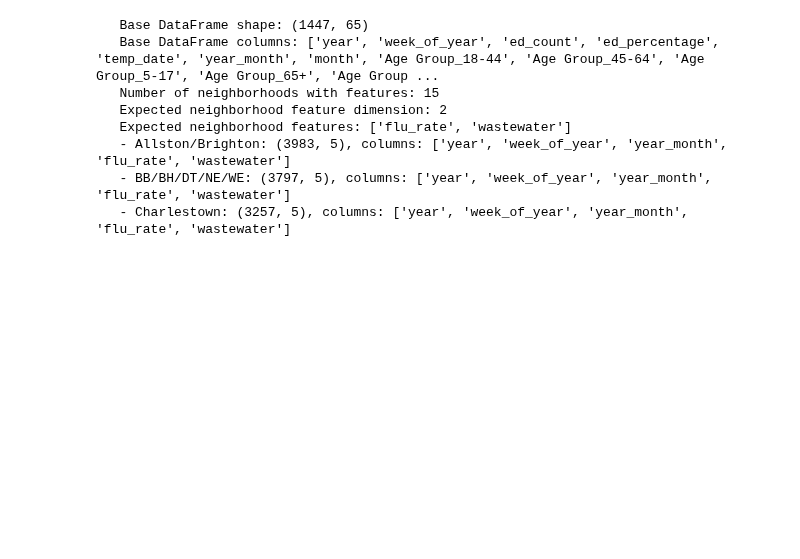
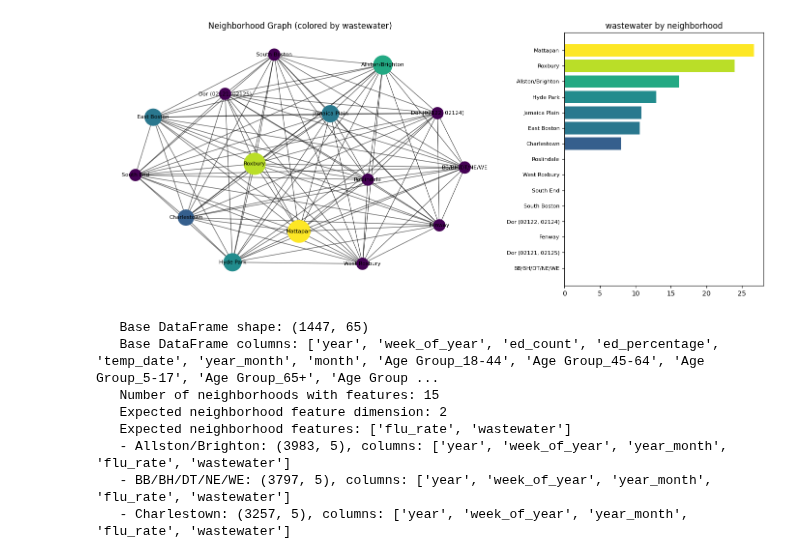
Before and after one commit to CodeMateo15/GNN-Influenza-Boston, a Jupyter notebook: Code/test.ipynb, the cells around one changed output. Cells and saved outputs as stored; diff of their text form; code cells hidden in the pictures; blank space fills up the shorter version.

```diff
--- a/Code/test.ipynb
+++ b/Code/test.ipynb
@@ -974,3 +975,96 @@ prediction = predict_for_week(model, processor, data_dict,
+# %%
+# Visualize neighborhood graph with node features
+# Requires: networkx, matplotlib, pandas
+import networkx as nx
+import matplotlib.pyplot as plt
+import numpy as np
+import torch
+import pandas as pd
+
+# Ensure the dataset and processor objects exist (created earlier in the notebook)
+try:
+    ds = dataset
+    proc = processor
+except NameError:
+    raise RuntimeError("`dataset` or `processor` not found. Run the dataset creation cell first.")
+
+edge_index = ds.edge_index
+# edge_index is (2, E) as a torch tensor - convert to list of edge tuples
+if isinstance(edge_index, torch.Tensor):
+    edges = edge_index.cpu().numpy().T
+else:
+    edges = np.array(edge_index).T
+
+G = nx.Graph()
+n_nodes = len(proc.neighborhoods)
+G.add_nodes_from(range(n_nodes))
+# Add edges (ensure ints)
+G.add_edges_from([ (int(a), int(b)) for a, b in edges ])
+
+# Attempt to extract a numeric feature per neighborhood (prefer wastewater then flu_rate)
+feature_vals = []
+feature_label = None
+for name in proc.neighborhoods:
+    val = np.nan
+    if name in ds.neighborhood_features:
+        df = ds.neighborhood_features[name]
+        if hasattr(df, 'columns'):
+            if 'wastewater' in df.columns:
+                feature_label = 'wastewater'
+                col = 'wastewater'
+            elif 'flu_rate' in df.columns:
+                feature_label = 'flu_rate'
+                col = 'flu_rate'
+            else:
+                col = None
+            if col is not None:
+                try:
+                    vals = pd.to_numeric(df[col], errors='coerce').values
+                    val = np.nanmean(vals)
+                except Exception:
+                    val = np.nan
+    feature_vals.append(val)
+
+feature_vals = np.array(feature_vals, dtype=float)
+if np.all(np.isnan(feature_vals)):
+    # fallback to node degree
+    degs = np.array([G.degree(i) for i in range(n_nodes)], dtype=float)
+    feature_vals = degs
+    feature_label = 'degree'
+
+# replace NaN with zeros and normalize
+feature_vals = np.nan_to_num(feature_vals, nan=0.0)
+minv, maxv = feature_vals.min(), feature_vals.max()
+if maxv > minv:
+    norm = (feature_vals - minv) / (maxv - minv)
+else:
+    norm = np.zeros_like(feature_vals)
+
+node_colors = plt.cm.viridis(norm)
+node_sizes = 300 + norm * 800
+
+fig, axes = plt.subplots(1, 2, figsize=(14, 6), gridspec_kw={'width_ratios':[2,1]})
+ax = axes[0]
+pos = nx.spring_layout(G, seed=42)
+nx.draw_networkx_nodes(G, pos, node_size=node_sizes, node_color=node_colors, ax=ax)
+nx.draw_networkx_edges(G, pos, alpha=0.6, ax=ax)
+labels = {i: proc.neighborhoods[i] for i in range(n_nodes)}
+nx.draw_networkx_labels(G, pos, labels, font_size=8, ax=ax)
+ax.set_title(f'Neighborhood Graph (colored by {feature_label})')
+ax.axis('off')
+
+ax2 = axes[1]
+order = np.argsort(feature_vals)[::-1]
+colors_bar = plt.cm.viridis((feature_vals[order]-minv)/(maxv-minv) if maxv>minv else np.zeros(n_nodes))
+ax2.barh(range(n_nodes), feature_vals[order], color=colors_bar)
+ax2.set_yticks(range(n_nodes))
+ax2.set_yticklabels([proc.neighborhoods[i] for i in order], fontsize=8)
+ax2.invert_yaxis()
+ax2.set_title(f'{feature_label} by neighborhood')
+plt.tight_layout()
+plt.show()
+# %% [output]
+[figure, added]
 # %%
 prediction = predict_for_week(model, processor, data_dict,
                                target_year=2025, target_week=5)
```
Also changed, not shown: parts of 1 cell of this notebook.
